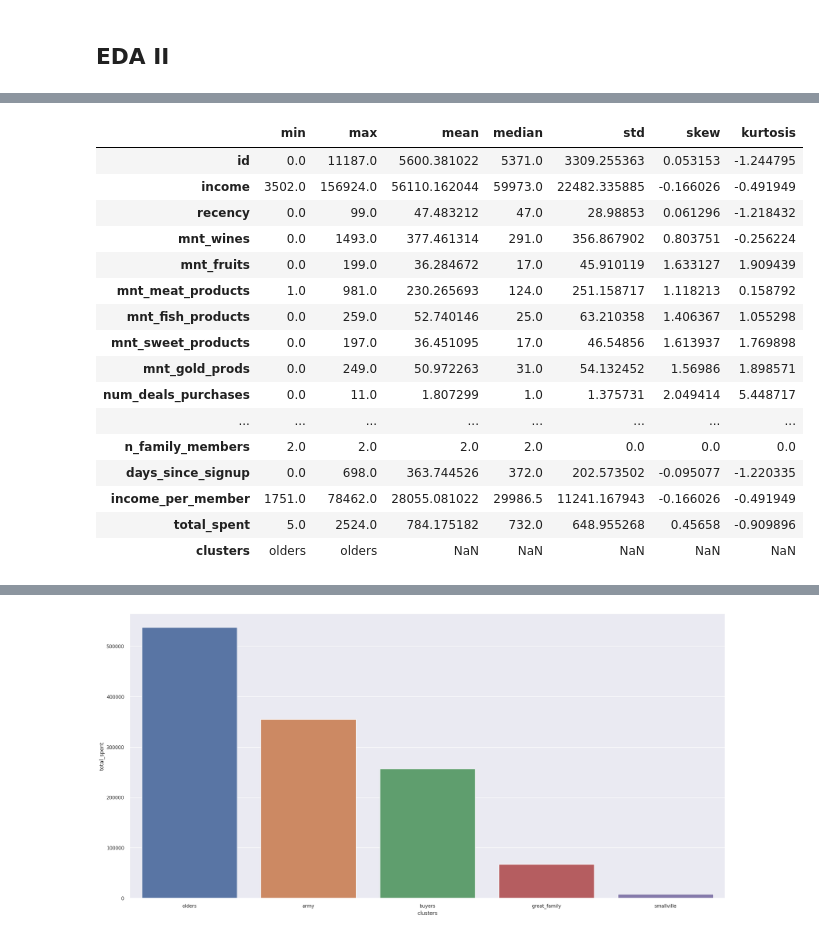
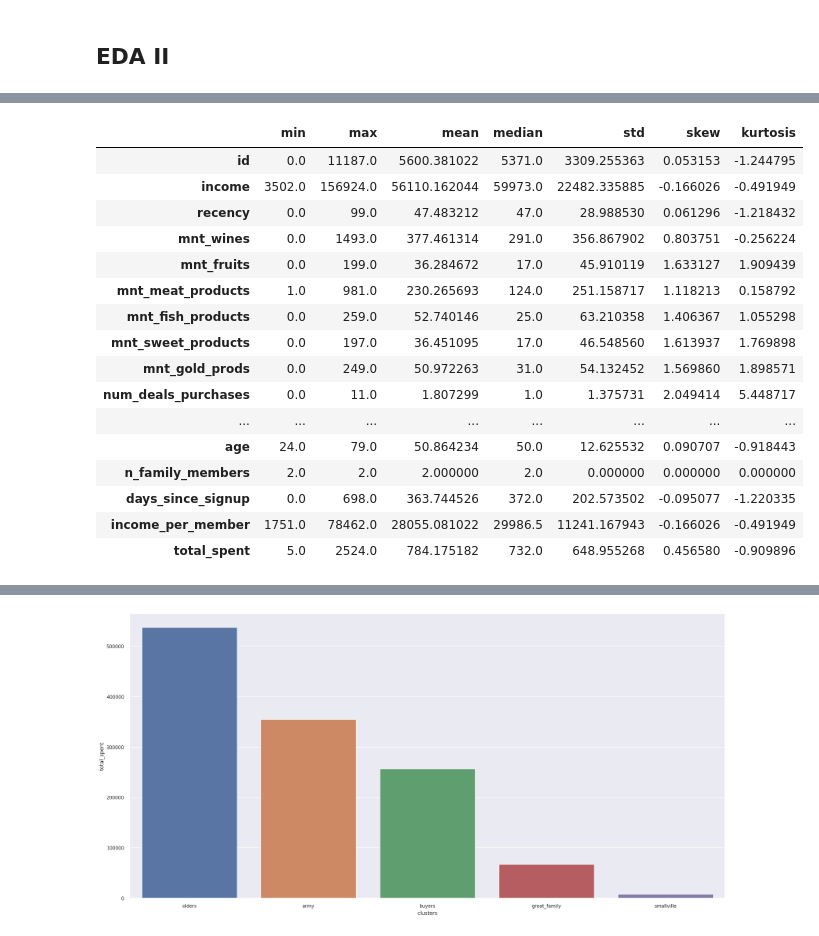
Before and after one commit to lavinomenezes/ifood_data_analyst_challenge, a Jupyter notebook: notebooks/ifood_lm_v10_segmentation_embedding_space.ipynb, the cells around one changed output, grey strips where cells are left out. Saved outputs shown, nothing was run; the diff lists cells and outputs as text; code cells hidden in the pictures.

```diff
--- a/notebooks/ifood_lm_v10_segmentation_embedding_space.ipynb
+++ b/notebooks/ifood_lm_v10_segmentation_embedding_space.ipynb
@@ -679,23 +582,23 @@ df11[df11['clusters']=='buyers'].agg(['min','max','mean','median','std','skew','
 # %%
 # divisão dos dados em dois dataframes, um categórico e outro numérico
-df11[df11['clusters']=='olders'].agg(['min','max','mean','median','std','skew','kurtosis']).T
+df11[df11['clusters']=='olders'].drop(columns="clusters").agg(['min','max','mean','median','std','skew','kurtosis']).T
 # %% [output]
 |  | min | max | mean | median | std | skew | kurtosis |
 | id | 0.0 | 11187.0 | 5600.381022 | 5371.0 | 3309.255363 | 0.053153 | -1.244795 |
 | income | 3502.0 | 156924.0 | 56110.162044 | 59973.0 | 22482.335885 | -0.166026 | -0.491949 |
-| recency | 0.0 | 99.0 | 47.483212 | 47.0 | 28.98853 | 0.061296 | -1.218432 |
+| recency | 0.0 | 99.0 | 47.483212 | 47.0 | 28.988530 | 0.061296 | -1.218432 |
 | mnt_wines | 0.0 | 1493.0 | 377.461314 | 291.0 | 356.867902 | 0.803751 | -0.256224 |
 | mnt_fruits | 0.0 | 199.0 | 36.284672 | 17.0 | 45.910119 | 1.633127 | 1.909439 |
 | mnt_meat_products | 1.0 | 981.0 | 230.265693 | 124.0 | 251.158717 | 1.118213 | 0.158792 |
 | mnt_fish_products | 0.0 | 259.0 | 52.740146 | 25.0 | 63.210358 | 1.406367 | 1.055298 |
-| mnt_sweet_products | 0.0 | 197.0 | 36.451095 | 17.0 | 46.54856 | 1.613937 | 1.769898 |
-| mnt_gold_prods | 0.0 | 249.0 | 50.972263 | 31.0 | 54.132452 | 1.56986 | 1.898571 |
+| mnt_sweet_products | 0.0 | 197.0 | 36.451095 | 17.0 | 46.548560 | 1.613937 | 1.769898 |
+| mnt_gold_prods | 0.0 | 249.0 | 50.972263 | 31.0 | 54.132452 | 1.569860 | 1.898571 |
 | num_deals_purchases | 0.0 | 11.0 | 1.807299 | 1.0 | 1.375731 | 2.049414 | 5.448717 |
 | ... | ... | ... | ... | ... | ... | ... | ... |
-| n_family_members | 2.0 | 2.0 | 2.0 | 2.0 | 0.0 | 0.0 | 0.0 |
+| age | 24.0 | 79.0 | 50.864234 | 50.0 | 12.625532 | 0.090707 | -0.918443 |
+| n_family_members | 2.0 | 2.0 | 2.000000 | 2.0 | 0.000000 | 0.000000 | 0.000000 |
 | days_since_signup | 0.0 | 698.0 | 363.744526 | 372.0 | 202.573502 | -0.095077 | -1.220335 |
 | income_per_member | 1751.0 | 78462.0 | 28055.081022 | 29986.5 | 11241.167943 | -0.166026 | -0.491949 |
-| total_spent | 5.0 | 2524.0 | 784.175182 | 732.0 | 648.955268 | 0.45658 | -0.909896 |
-| clusters | olders | olders | NaN | NaN | NaN | NaN | NaN |
+| total_spent | 5.0 | 2524.0 | 784.175182 | 732.0 | 648.955268 | 0.456580 | -0.909896 |
 # %%
 # divisão dos dados em dois dataframes, um categórico e outro numérico
```
Also changed, not shown: parts of 20 cells of this notebook, 1 other file.
